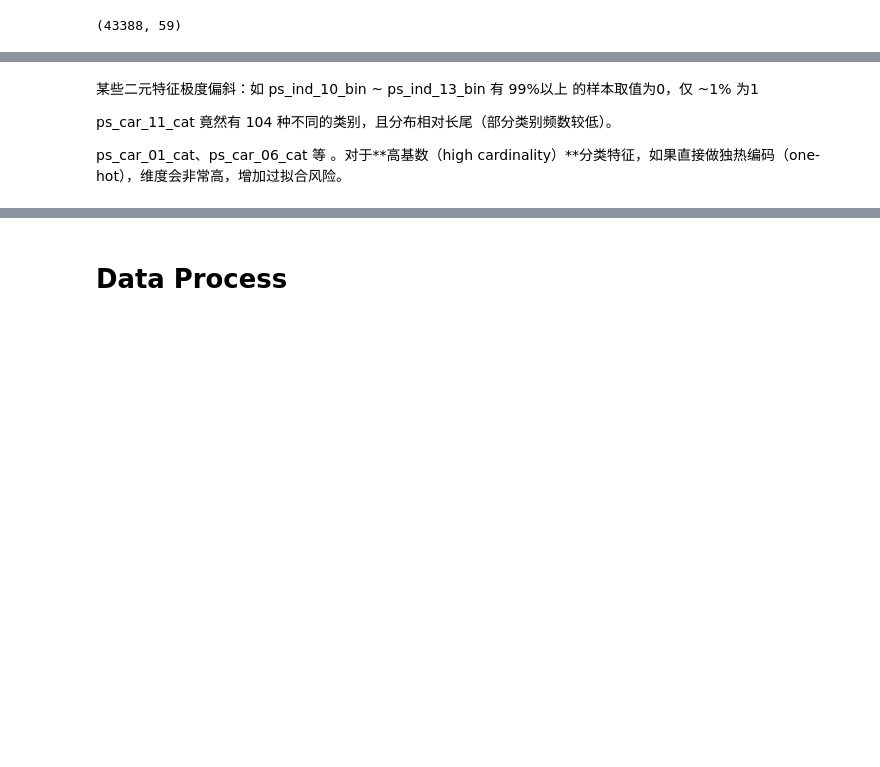
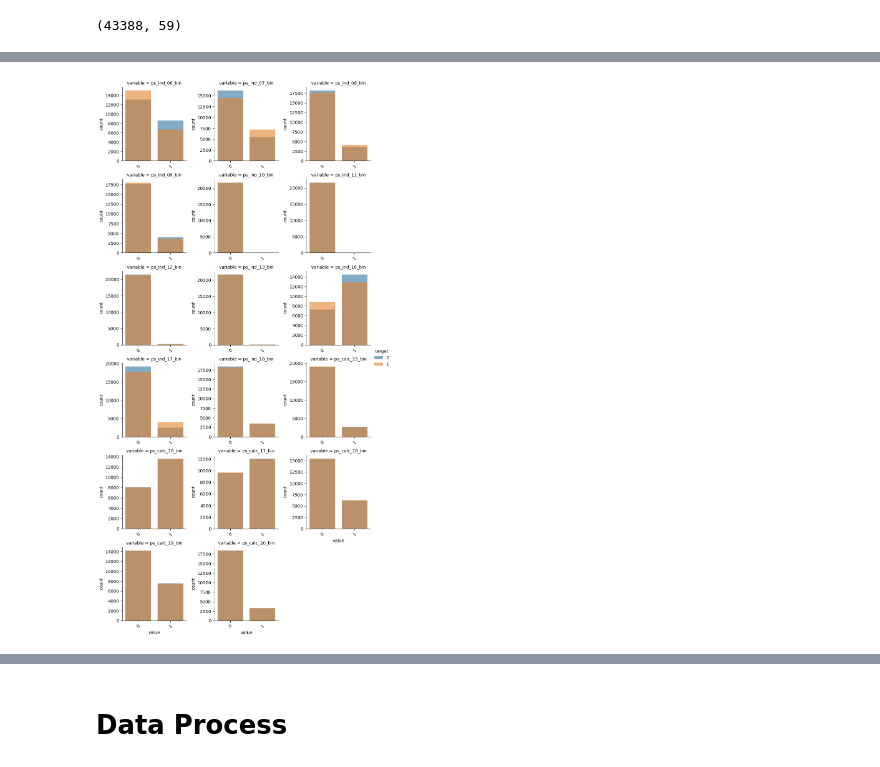
Before and after one commit to zpeople/cs5622_final, a Jupyter notebook: final.ipynb, the cells around one changed output, grey strips where cells are left out. Drawn from its saved outputs; the diff is of its cells as text; code cells hidden in the pictures; blank space fills up the shorter version.

```diff
--- a/final.ipynb
+++ b/final.ipynb
@@ -276,8 +281,4 @@ def ViewContinuousData(data, num_cols):
 # %%
-# ViewCategoricalData(train_data, BIN_COLS)
+ViewCategoricalData(train_data, BIN_COLS)
+# %% [output]
+[figure, added]
-# %% [markdown]
-某些二元特征极度偏斜：如 ps_ind_10_bin ~ ps_ind_13_bin 有 99%以上 的样本取值为0，仅 ~1% 为1
-
-ps_car_11_cat 竟然有 104 种不同的类别，且分布相对长尾（部分类别频数较低）。
-
-  ps_car_01_cat、ps_car_06_cat 等 。对于**高基数（high cardinality）**分类特征，如果直接做独热编码（one-hot），维度会非常高，增加过拟合风险。
```
Also changed, not shown: parts of 69 cells of this notebook.
